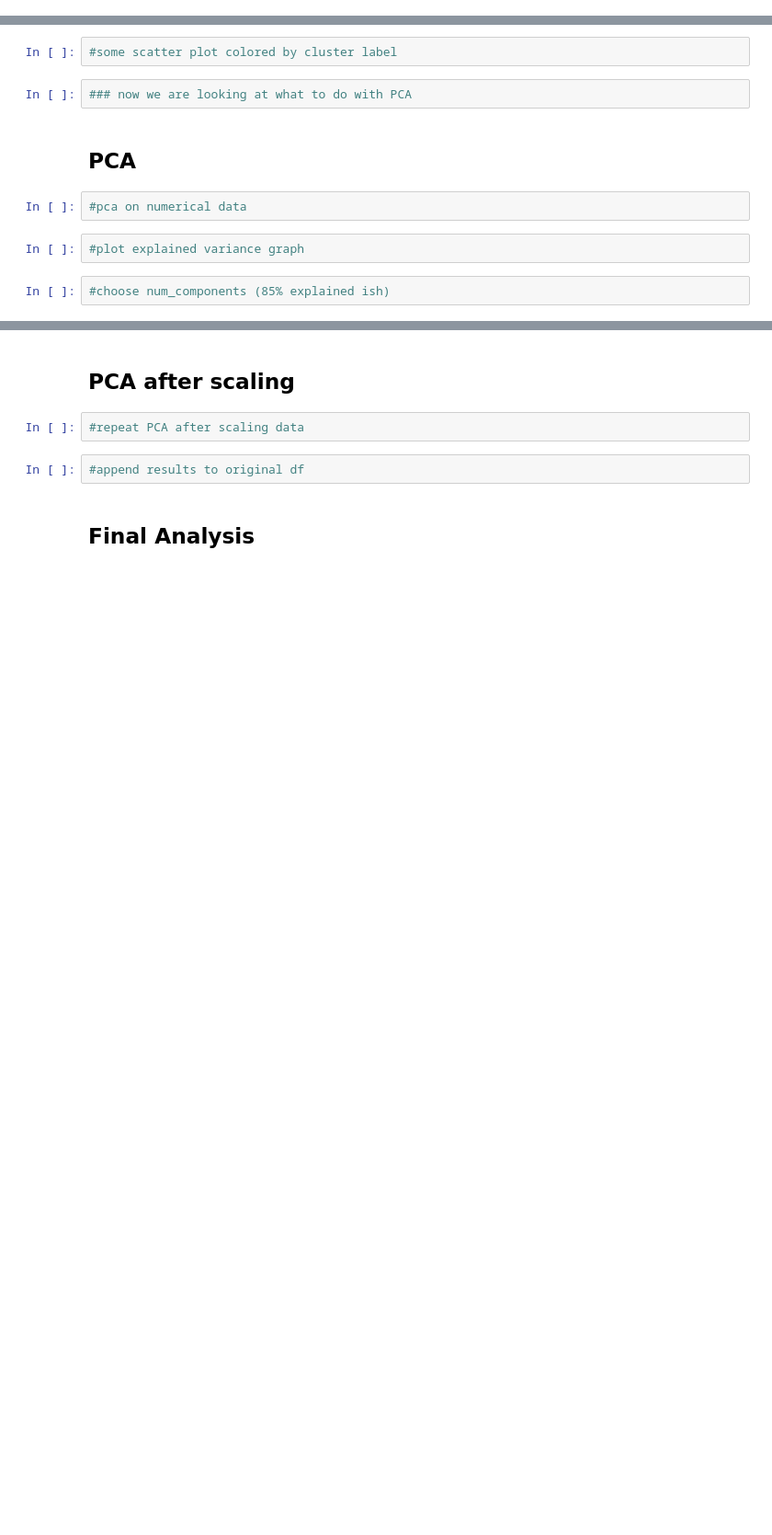
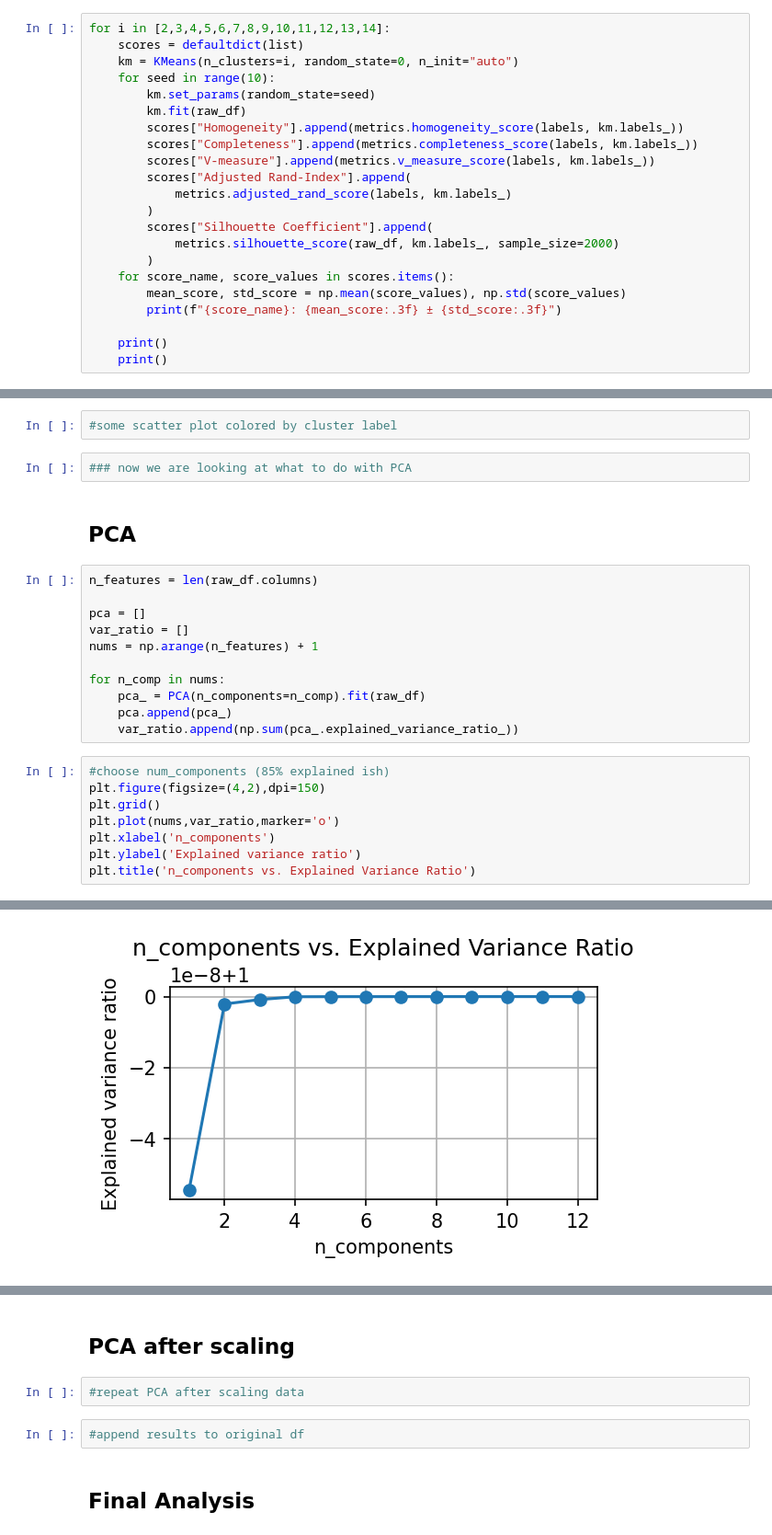
Before and after one commit to stvschmdt/ne_ds5230, a Jupyter notebook: prep_material/PCA.ipynb, the cells around one changed output, grey strips where cells are left out. Shown at 92% size. Saved outputs shown, nothing was run; the diff lists cells and outputs as text; blank space fills up the shorter version.

```diff
--- a/prep_material/PCA.ipynb
+++ b/prep_material/PCA.ipynb
@@ -18,0 +105,22 @@
+# %%
+for i in [2,3,4,5,6,7,8,9,10,11,12,13,14]:
+    scores = defaultdict(list)
+    km = KMeans(n_clusters=i, random_state=0, n_init="auto")
+    for seed in range(10):
+        km.set_params(random_state=seed)
+        km.fit(raw_df)
+        scores["Homogeneity"].append(metrics.homogeneity_score(labels, km.labels_))
+        scores["Completeness"].append(metrics.completeness_score(labels, km.labels_))
+        scores["V-measure"].append(metrics.v_measure_score(labels, km.labels_))
+        scores["Adjusted Rand-Index"].append(
+            metrics.adjusted_rand_score(labels, km.labels_)
+        )
+        scores["Silhouette Coefficient"].append(
+            metrics.silhouette_score(raw_df, km.labels_, sample_size=2000)
+        )
+    for score_name, score_values in scores.items():
+        mean_score, std_score = np.mean(score_values), np.std(score_values)
+        print(f"{score_name}: {mean_score:.3f} ± {std_score:.3f}")
+
+    print()
+    print()
@@ -23,8 +149,22 @@
 # %% [markdown]
 ## PCA
 # %%
-#pca on numerical data
+n_features = len(raw_df.columns)
+
+pca = []
+var_ratio = []
+nums = np.arange(n_features) + 1
+
+for n_comp in nums:
+    pca_ = PCA(n_components=n_comp).fit(raw_df)
+    pca.append(pca_)
+    var_ratio.append(np.sum(pca_.explained_variance_ratio_))
-# %%
-#plot explained variance graph
 # %%
 #choose num_components (85% explained ish)
+plt.figure(figsize=(4,2),dpi=150)
+plt.grid()
+plt.plot(nums,var_ratio,marker='o')
+plt.xlabel('n_components')
+plt.ylabel('Explained variance ratio')
+plt.title('n_components vs. Explained Variance Ratio')
+# %% [output]
@@ -31 +172,2 @@
+[figure, added]
 # %%
```
Also changed, not shown: parts of 22 cells of this notebook, 1 other file.
